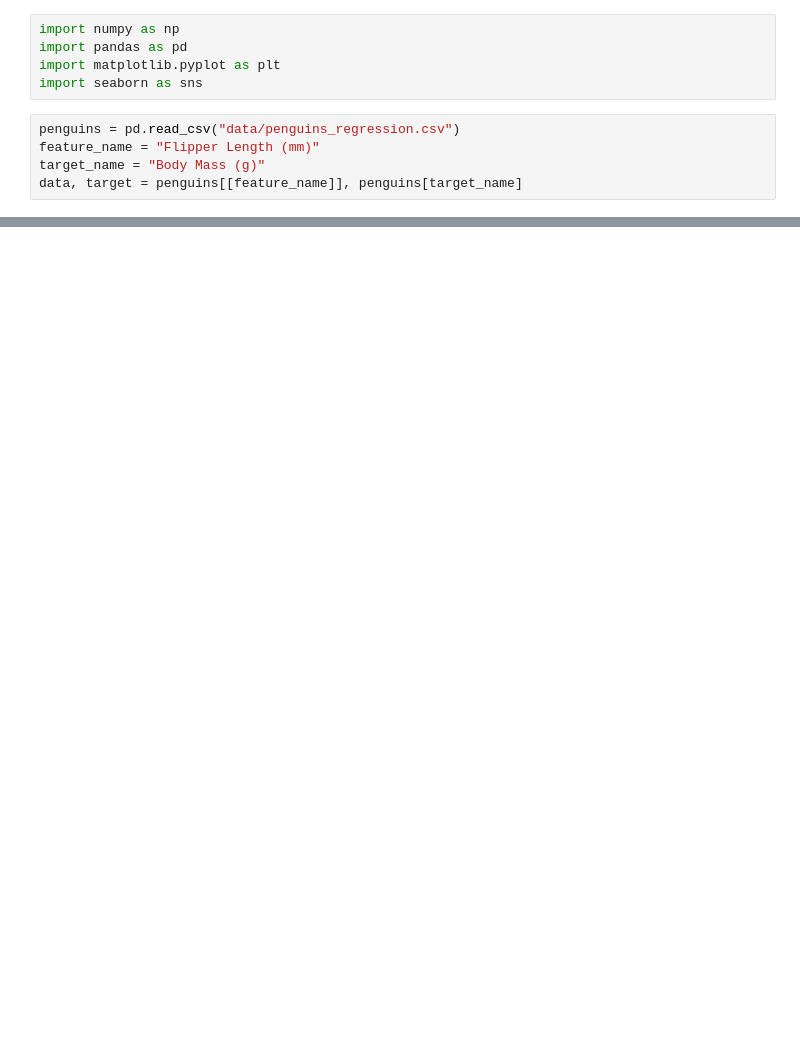
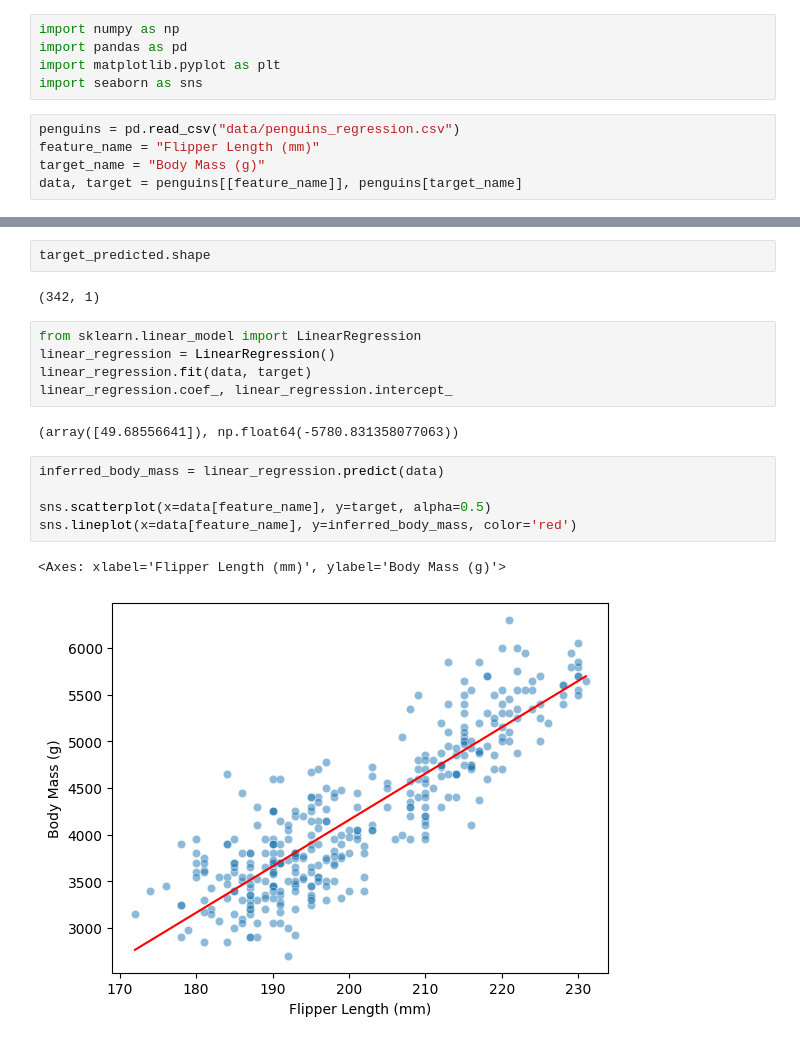
Before and after one commit to tensor-polinomics/Learning, a Jupyter notebook: sklearn/mooc4.ipynb, the cells around one changed output, grey strips where cells are left out. Drawn from its saved outputs; the diff is of its cells as text; blank space fills up the shorter version.

```diff
--- a/sklearn/mooc4.ipynb
+++ b/sklearn/mooc4.ipynb
@@ -37,0 +96,19 @@ _ = ax.set_title(label.format(weight_flipper_length, intercept_body_mass))
+# %%
+target_predicted.shape
+# %% [output]
+(342, 1)
+# %%
+from sklearn.linear_model import LinearRegression
+linear_regression = LinearRegression()
+linear_regression.fit(data, target)
+linear_regression.coef_, linear_regression.intercept_
+# %% [output]
+(array([49.68556641]), np.float64(-5780.831358077063))
+# %%
+inferred_body_mass = linear_regression.predict(data)
+
+sns.scatterplot(x=data[feature_name], y=target, alpha=0.5)
+sns.lineplot(x=data[feature_name], y=inferred_body_mass, color='red')
+# %% [output]
+<Axes: xlabel='Flipper Length (mm)', ylabel='Body Mass (g)'>
+[figure, added]
```
Also changed, not shown: parts of 45 cells of this notebook.
